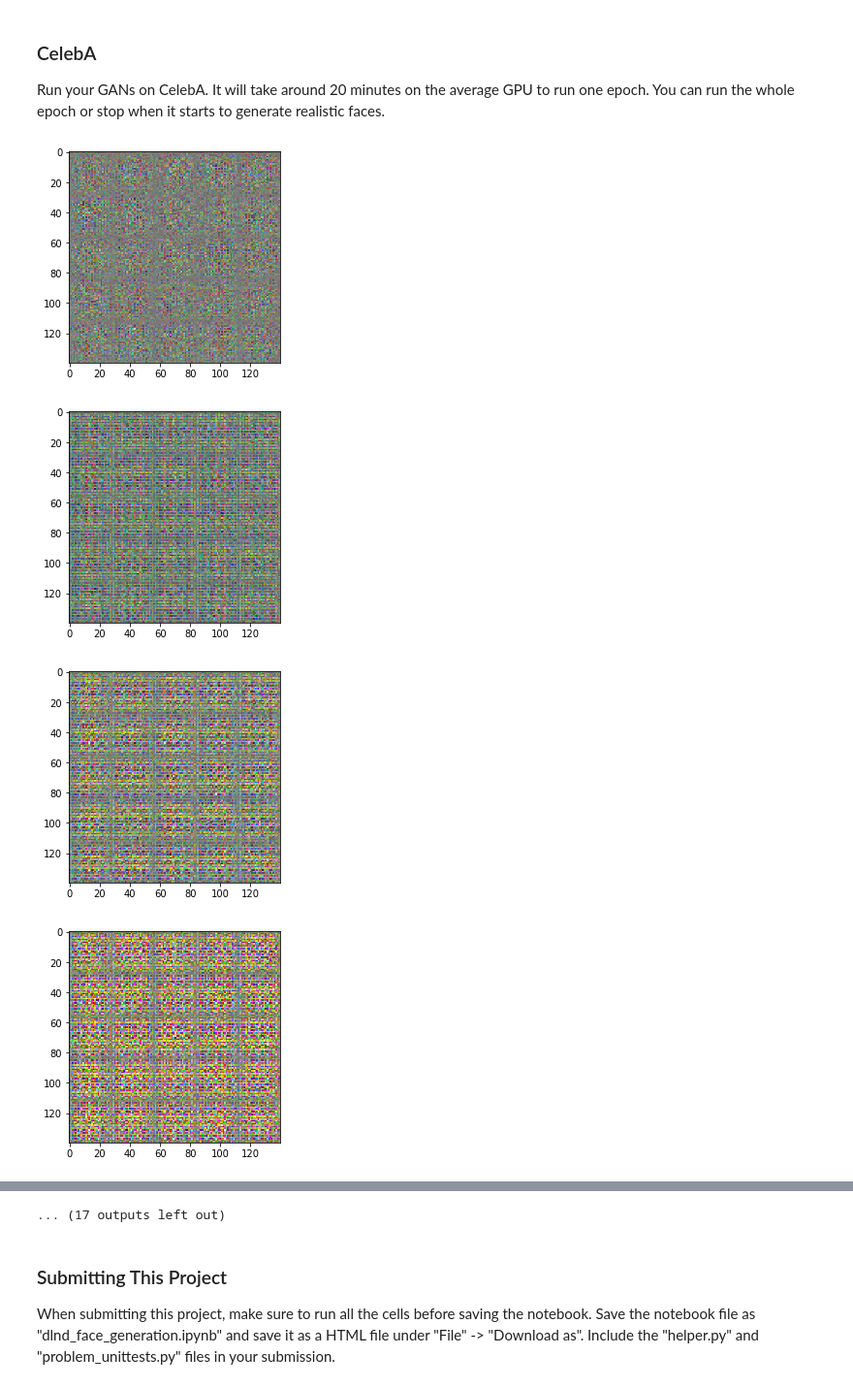
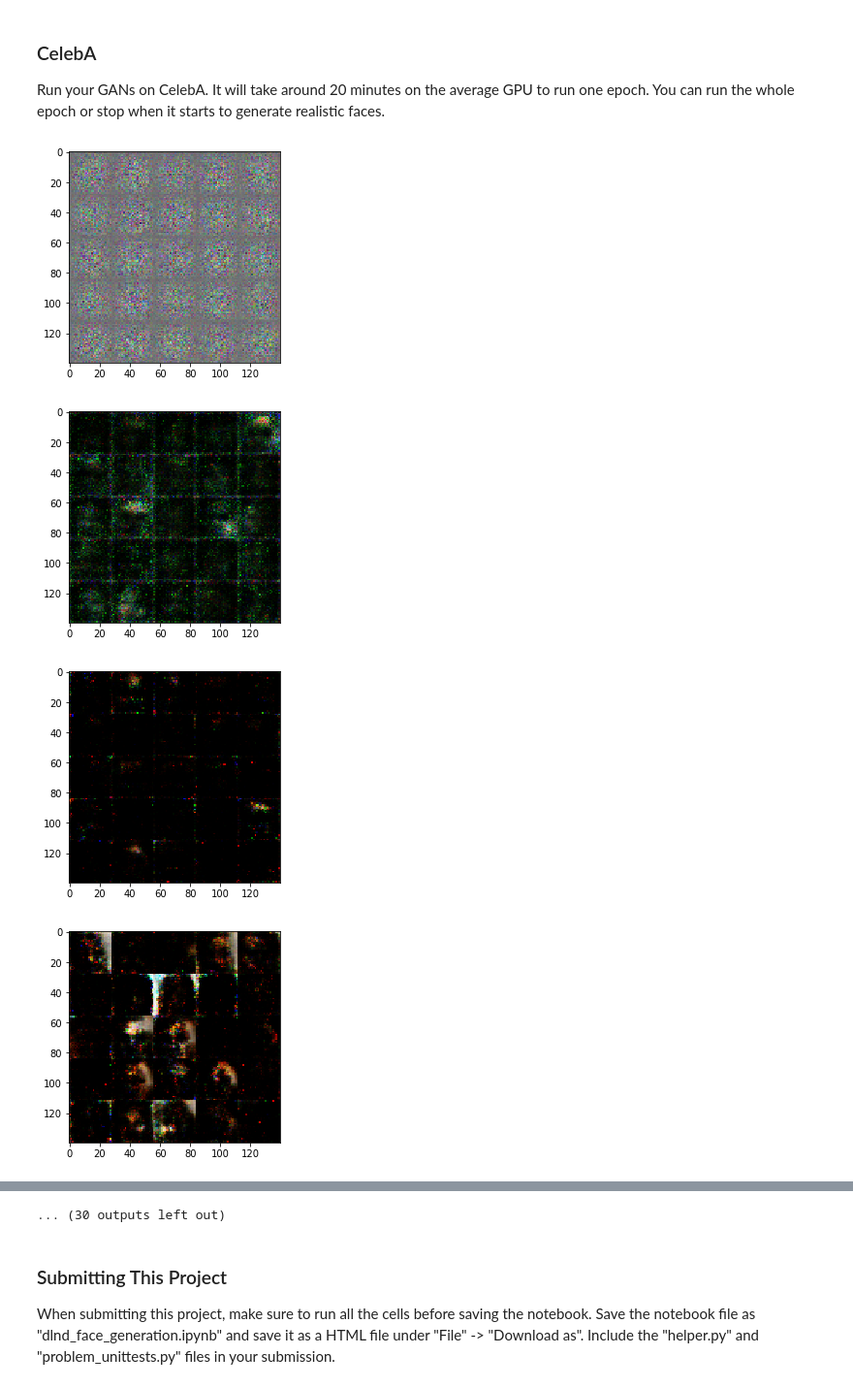
Before and after one commit to r0k3/nd101p5, a Jupyter notebook: dlnd_face_generation.ipynb, the cells around one changed output, grey strips where cells are left out. Shown at 97% size. Saved outputs shown, nothing was run; the diff lists cells and outputs as text; code cells hidden in the pictures.

```diff
--- a/dlnd_face_generation.ipynb
+++ b/dlnd_face_generation.ipynb
@@ -149,20 +150,17 @@ def discriminator(images, reuse=False):
     DROPOUT_KEEP_PROB = 0.95
 
     with tf.variable_scope('discriminator', reuse=reuse):
-        layer_1 = tf.layers.conv2d(images, 64, 5, strides=2, padding='valid')
+        layer_1 = tf.layers.conv2d(images, 64, 5, strides=2, padding='same')
         layer_1 = leaky_relu(layer_1)
 
         layer_2 = tf.layers.conv2d(layer_1, 128, 5, strides=2, padding='same')
         layer_2 = tf.layers.batch_normalization(layer_2, training=True)
         layer_2 = leaky_relu(layer_2)
-        layer_2 = tf.nn.dropout(layer_2, DROPOUT_KEEP_PROB)
 
-        #incorporated the xavier initializer
-        layer_3 = tf.layers.conv2d(layer_2, 256, 5, strides=2, padding='valid',
-                                   kernel_initializer=tf.contrib.layers.xavier_initializer_conv2d())
+        layer_3 = tf.layers.conv2d(layer_2, 256, 5, strides=2, padding='same',
+                                   kernel_initializer=tf.contrib.layers.xavier_initializer())
         layer_3 = tf.layers.batch_normalization(layer_3, training=True)
         layer_3 = leaky_relu(layer_3)
-        layer_3 = tf.nn.dropout(layer_3, DROPOUT_KEEP_PROB)
 
         layer_3_shape = layer_3.shape.as_list()
 
@@ -199,21 +197,23 @@ def generator(z, out_channel_dim, is_train=True):
     with tf.variable_scope('generator', reuse=not is_train):
         layer_1 = tf.layers.dense(z, 4*4*512)
         layer_1 = tf.reshape(layer_1, (-1, 4, 4, 512))
+
+
+        layer_1 = tf.layers.conv2d_transpose(layer_1, 256, 4, strides=1, padding='valid')
         layer_1 = tf.layers.batch_normalization(layer_1, training=is_train)
         layer_1 = leaky_relu(layer_1)
-        layer_1 = tf.nn.dropout(layer_1, DROPOUT_KEEP_PROB)
 
-        layer_2 = tf.layers.conv2d_transpose(layer_1, 128, 5, strides=3, padding='valid')
+        layer_2 = tf.layers.conv2d_transpose(layer_1, 128, 5, strides=2, padding='same')
         layer_2 = tf.layers.batch_normalization(layer_2, training=is_train)
         layer_2 = leaky_relu(layer_2)
         layer_2 = tf.nn.dropout(layer_2, DROPOUT_KEEP_PROB)
 
-        layer_3 = tf.layers.conv2d_transpose(layer_2, 64, 5, strides=1, padding='same')
+        layer_3 = tf.layers.conv2d_transpose(layer_2, 64, 5, strides=2, padding='same')
         layer_3 = tf.layers.batch_normalization(layer_3, training=is_train)
         layer_3 = leaky_relu(layer_3)
         layer_3 = tf.nn.dropout(layer_3, DROPOUT_KEEP_PROB)
 
-        logits = tf.layers.conv2d_transpose(layer_3, out_channel_dim, 5, strides=2, padding='same')
+        logits = tf.layers.conv2d_transpose(layer_3, out_channel_dim, 5, strides=1, padding='same')
 
         layer_out = tf.tanh(logits)
 
@@ -245,7 +245,9 @@ def model_loss(input_real, input_z, out_channel_dim):
     d_model_real, d_logits_real = discriminator(input_real)
     d_model_fake, d_logits_fake = discriminator(g_model, reuse=True)
 
-    d_loss_real = tf.reduce_mean(tf.nn.sigmoid_cross_entropy_with_logits(labels=tf.ones_like(d_model_real * 0.9), logits=d_logits_real))
+    #d_loss_real = tf.reduce_mean(tf.nn.sigmoid_cross_entropy_with_logits(labels=tf.ones_like(d_model_real * 0.9), logits=d_logits_real))
+    d_loss_real = tf.reduce_mean(tf.nn.sigmoid_cross_entropy_with_logits(labels=tf.ones_like(d_model_real)* np.random.uniform(0.7, 1.2), logits=d_logits_real))
+
     d_loss_fake = tf.reduce_mean(tf.nn.sigmoid_cross_entropy_with_logits(labels=tf.zeros_like(d_model_fake), logits=d_logits_fake))
 
     g_loss = tf.reduce_mean(tf.nn.sigmoid_cross_entropy_with_logits(labels=tf.ones_like(d_model_fake * 0.9), logits=d_logits_fake))
@@ -370,7 +374,7 @@ def train(epoch_count, batch_size, z_dim, learning_rate, beta1, get_batches, dat
 
                 show_generator_output(sess, 25, input_z, image_channels, data_image_mode) if (batch_num % 100 == 0) else None
 
-            train_loss_d = sess.run(d_loss, {input_z: batch_z, input_real: batch_images})
+            train_loss_d = d_loss.eval({input_z: batch_z, input_real: batch_images})
             train_loss_g = g_loss.eval({input_z: batch_z})
 
             print("Epoch:{}/{}, D-Loss:{}, G-Loss:{}".format(epoch_i+1, epochs, train_loss_d, train_loss_g))
@@ -417,24 +423,24 @@ Epoch:1/1, D-Loss:0.695078432559967, G-Loss:1.2906458377838135
 ### CelebA
 Run your GANs on CelebA.  It will take around 20 minutes on the average GPU to run one epoch.  You can run the whole epoch or stop when it starts to generate realistic faces.
 # %%
-batch_size = 64
-z_dim = 128
+batch_size = 50
+z_dim = 100
 learning_rate = 0.0004
-beta1 = 0.5
+beta1 = 0.1
 
 
 
 """
 DON'T MODIFY ANYTHING IN THIS CELL THAT IS BELOW THIS LINE
 """
 epochs = 1
 
 celeba_dataset = helper.Dataset('celeba', glob(os.path.join(data_dir, 'img_align_celeba/*.jpg')))
 with tf.Graph().as_default():
     train(epochs, batch_size, z_dim, learning_rate, beta1, celeba_dataset.get_batches,
           celeba_dataset.shape, celeba_dataset.image_mode)
 # %% [output]
-[figure, old version]
+[figure, new version]
-[figure, old version]
+[figure, new version]
-[figure, old version]
+[figure, new version]
-[figure, old version]
+[figure, new version]
@@ -449,4 +455,4 @@ with tf.Graph().as_default():
-... (17 outputs left out)
+... (30 outputs left out)
 # %% [markdown]
 ### Submitting This Project
 When submitting this project, make sure to run all the cells before saving the notebook. Save the notebook file as "dlnd_face_generation.ipynb" and save it as a HTML file under "File" -> "Download as". Include the "helper.py" and "problem_unittests.py" files in your submission.
```
Also changed, not shown: parts of 6 cells of this notebook, 1 other file.
